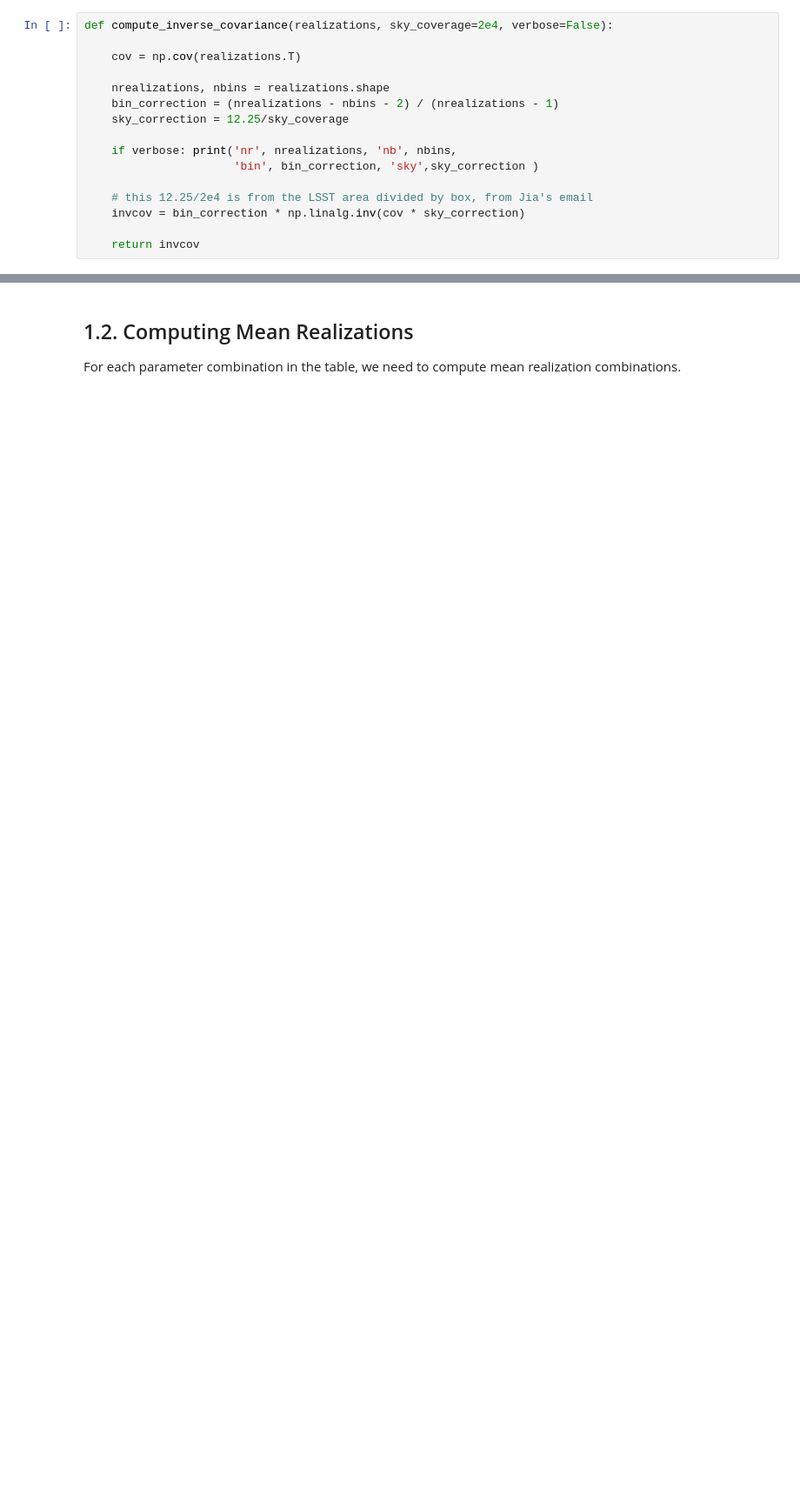
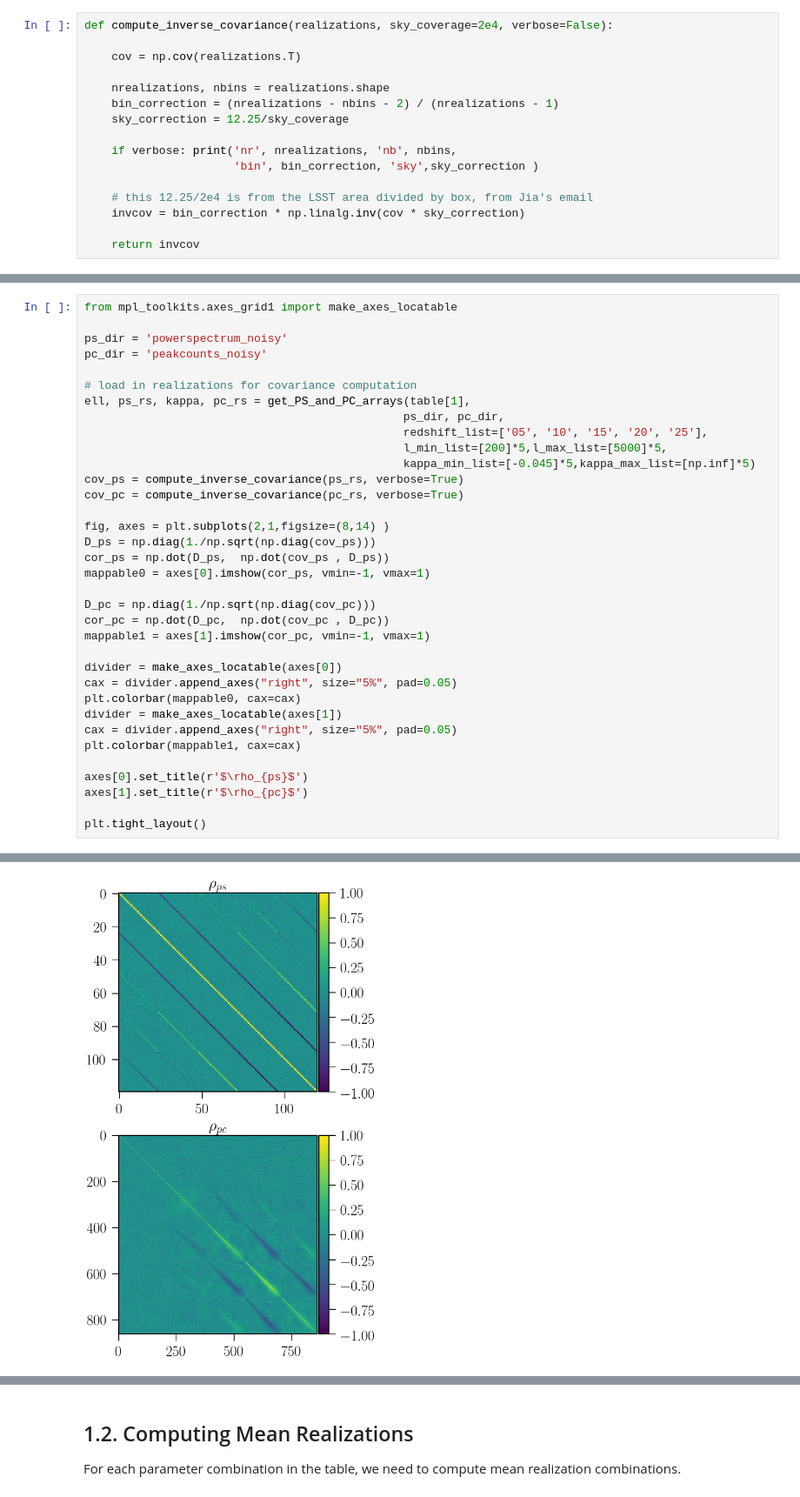
Before and after one commit to xzackli/neutrino_mpk, a Jupyter notebook: 1. Cube Making.ipynb, the cells around one changed output, grey strips where cells are left out. Shown at 87% size. Cells and saved outputs as stored; diff of their text form; blank space fills up the shorter version.

Commit message:
added plots of covariances for noisy and noiseless PS and PC, and made plots of the latin cube parameters

```diff
--- a/1. Cube Making.ipynb
+++ b/1. Cube Making.ipynb
@@ -110,0 +113,36 @@ def compute_inverse_covariance(realizations, sky_coverage=2e4, verbose=False):
+# %%
+from mpl_toolkits.axes_grid1 import make_axes_locatable
+
+ps_dir = 'powerspectrum_noisy'
+pc_dir = 'peakcounts_noisy'
+
+# load in realizations for covariance computation
+ell, ps_rs, kappa, pc_rs = get_PS_and_PC_arrays(table[1],
+                                               ps_dir, pc_dir,
+                                               redshift_list=['05', '10', '15', '20', '25'],
+                                               l_min_list=[200]*5,l_max_list=[5000]*5,
+                                               kappa_min_list=[-0.045]*5,kappa_max_list=[np.inf]*5)
+cov_ps = compute_inverse_covariance(ps_rs, verbose=True)
+cov_pc = compute_inverse_covariance(pc_rs, verbose=True)
+
+fig, axes = plt.subplots(2,1,figsize=(8,14) )
+D_ps = np.diag(1./np.sqrt(np.diag(cov_ps)))
+cor_ps = np.dot(D_ps,  np.dot(cov_ps , D_ps))
+mappable0 = axes[0].imshow(cor_ps, vmin=-1, vmax=1)
+
+D_pc = np.diag(1./np.sqrt(np.diag(cov_pc)))
+cor_pc = np.dot(D_pc,  np.dot(cov_pc , D_pc))
+mappable1 = axes[1].imshow(cor_pc, vmin=-1, vmax=1)
+
+divider = make_axes_locatable(axes[0])
+cax = divider.append_axes("right", size="5%", pad=0.05)
+plt.colorbar(mappable0, cax=cax)
+divider = make_axes_locatable(axes[1])
+cax = divider.append_axes("right", size="5%", pad=0.05)
+plt.colorbar(mappable1, cax=cax)
+
+axes[0].set_title(r'$\rho_{ps}$')
+axes[1].set_title(r'$\rho_{pc}$')
+
+plt.tight_layout()
+# %% [output]
@@ -110,0 +151 @@ def compute_inverse_covariance(realizations, sky_coverage=2e4, verbose=False):
+[figure, added]
```
Also changed, not shown: parts of 10 cells of this notebook, 1 other file.
